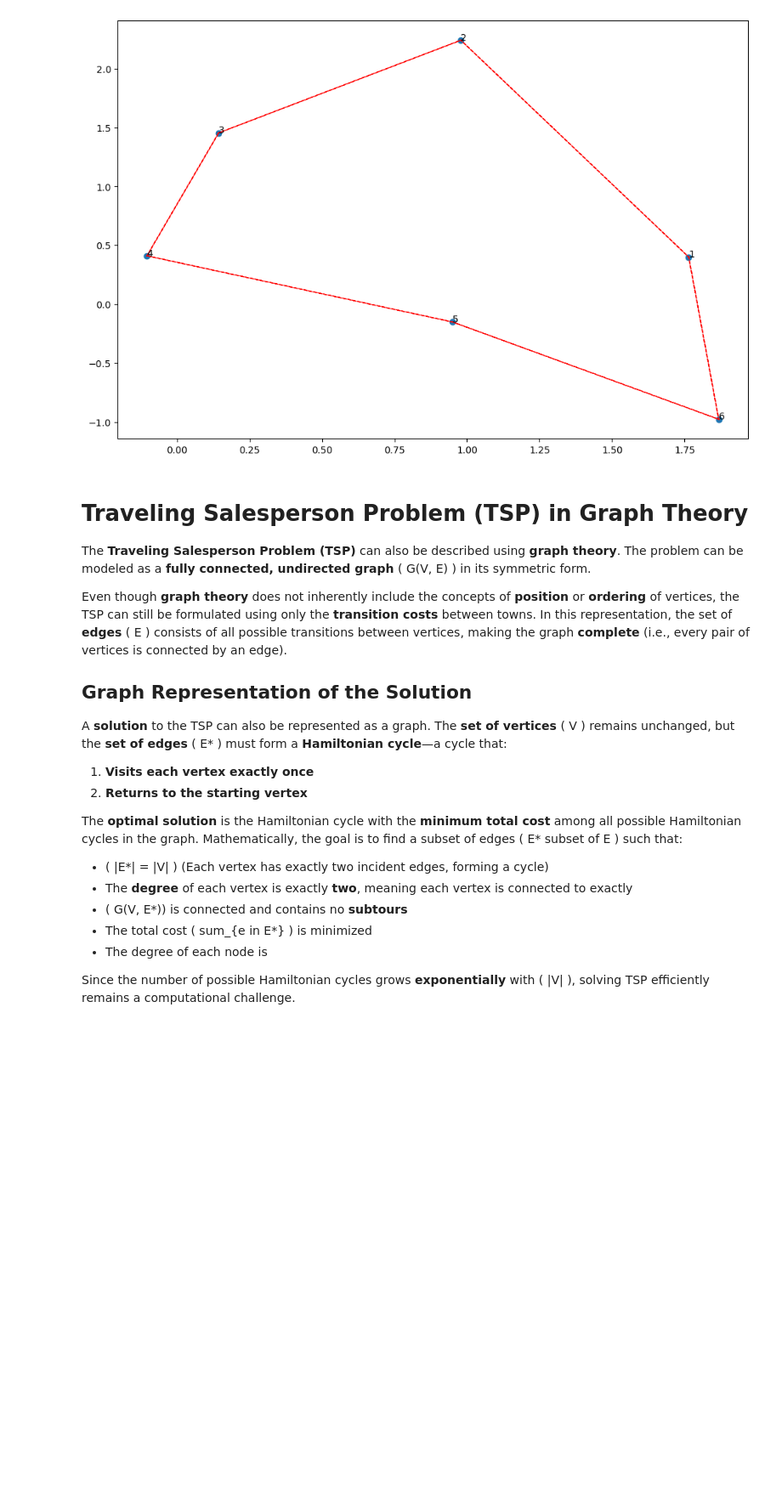
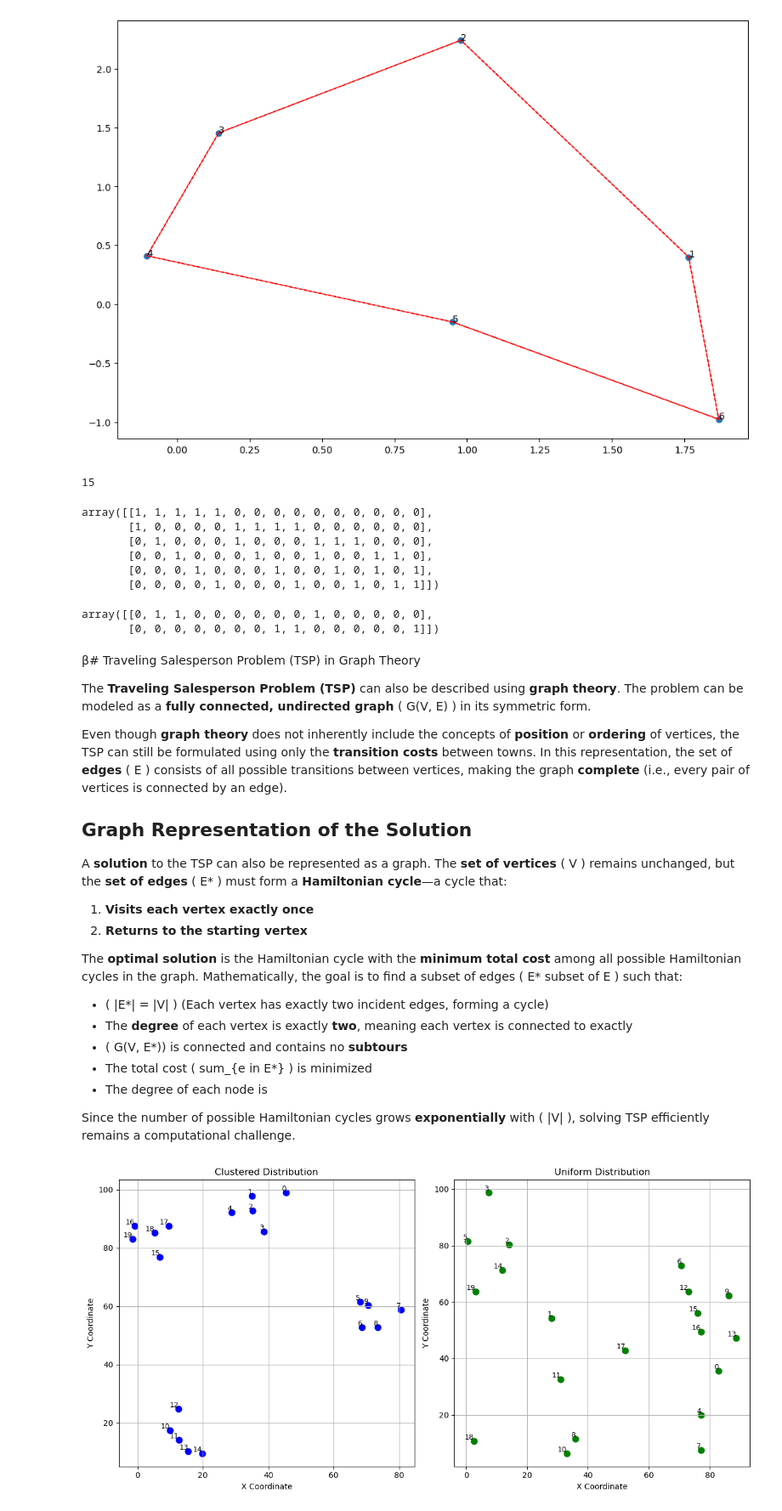
Before and after one commit to I-Mougios/tsp-hybrid-solver, a Jupyter notebook: other/problem_description.ipynb, the cells around one changed output. Shown at 85% size. Cells and saved outputs as stored; diff of their text form; code cells hidden in the pictures; blank space fills up the shorter version.

```diff
--- a/other/problem_description.ipynb
+++ b/other/problem_description.ipynb
@@ -100,8 +147,26 @@ Minimum distance:  7.944675656166501
 Number of subtours:  1
 Minimum distance:  8.030386456073597
 [figure]
+# %%
+len(tsp.distances)
+# %% [output]
+15
+# %%
+tsp.equality_constraints_matrix.toarray()
+# %% [output]
+array([[1, 1, 1, 1, 1, 0, 0, 0, 0, 0, 0, 0, 0, 0, 0],
+       [1, 0, 0, 0, 0, 1, 1, 1, 1, 0, 0, 0, 0, 0, 0],
+       [0, 1, 0, 0, 0, 1, 0, 0, 0, 1, 1, 1, 0, 0, 0],
+       [0, 0, 1, 0, 0, 0, 1, 0, 0, 1, 0, 0, 1, 1, 0],
+       [0, 0, 0, 1, 0, 0, 0, 1, 0, 0, 1, 0, 1, 0, 1],
+       [0, 0, 0, 0, 1, 0, 0, 0, 1, 0, 0, 1, 0, 1, 1]])
+# %%
+tsp.inequality_constraints_matrix.toarray()
+# %% [output]
+array([[0, 1, 1, 0, 0, 0, 0, 0, 0, 1, 0, 0, 0, 0, 0],
+       [0, 0, 0, 0, 0, 0, 0, 1, 1, 0, 0, 0, 0, 0, 1]])
 # %% [markdown]
-# Traveling Salesperson Problem (TSP) in Graph Theory
+β# Traveling Salesperson Problem (TSP) in Graph Theory
 
 The **Traveling Salesperson Problem (TSP)** can also be described using **graph theory**. The problem can be modeled as a **fully connected, undirected graph** ( G(V, E) ) in its symmetric form.
 
@@ -122,3 +187,53 @@ The **optimal solution** is the Hamiltonian cycle with the **minimum total cost*
 - The degree of each node is
 
 Since the number of possible Hamiltonian cycles grows **exponentially** with \( |V| \), solving TSP efficiently remains a computational challenge.
+# %%
+import numpy as np
+import matplotlib.pyplot as plt
+
+def generate_clustered_tsp_data(num_cities=20, num_clusters=4, cluster_std=5, seed=42):
+    """
+    Generate TSP data with cities distributed in clusters.
+    """
+    np.random.seed(seed)
+    cluster_centers = np.random.uniform(0, 100, size=(num_clusters, 2))
+    cities = []
+
+    for i in range(num_clusters):
+        num_cities_in_cluster = num_cities // num_clusters
+        if i < num_cities % num_clusters:
+            num_cities_in_cluster += 1
+        cluster_cities = np.random.normal(loc=cluster_centers[i], scale=cluster_std, size=(num_cities_in_cluster, 2))
+        cities.extend(cluster_cities)
+
+    return np.array(cities)
+
+# Generate clustered and uniform data
+clustered_coords = generate_clustered_tsp_data()
+uniform_coords = np.random.uniform(0, 100, size=(20, 2))
+
+# Plot both side by side
+fig, axes = plt.subplots(1, 2, figsize=(12, 6))
+
+# Clustered
+axes[0].scatter(clustered_coords[:, 0], clustered_coords[:, 1], c='blue', s=60)
+for i, (x, y) in enumerate(clustered_coords):
+    axes[0].text(x, y, str(i), fontsize=9, ha='right', va='bottom')
+axes[0].set_title("Clustered Distribution")
+axes[0].set_xlabel("X Coordinate")
+axes[0].set_ylabel("Y Coordinate")
+axes[0].grid(True)
+
+# Uniform
+axes[1].scatter(uniform_coords[:, 0], uniform_coords[:, 1], c='green', s=60)
+for i, (x, y) in enumerate(uniform_coords):
+    axes[1].text(x, y, str(i), fontsize=9, ha='right', va='bottom')
+axes[1].set_title("Uniform Distribution")
+axes[1].set_xlabel("X Coordinate")
+axes[1].set_ylabel("Y Coordinate")
+axes[1].grid(True)
+
+plt.tight_layout()
+plt.show()
+# %% [output]
+[figure, added]
```
Also changed, not shown: parts of 4 cells of this notebook, 4 other files.
